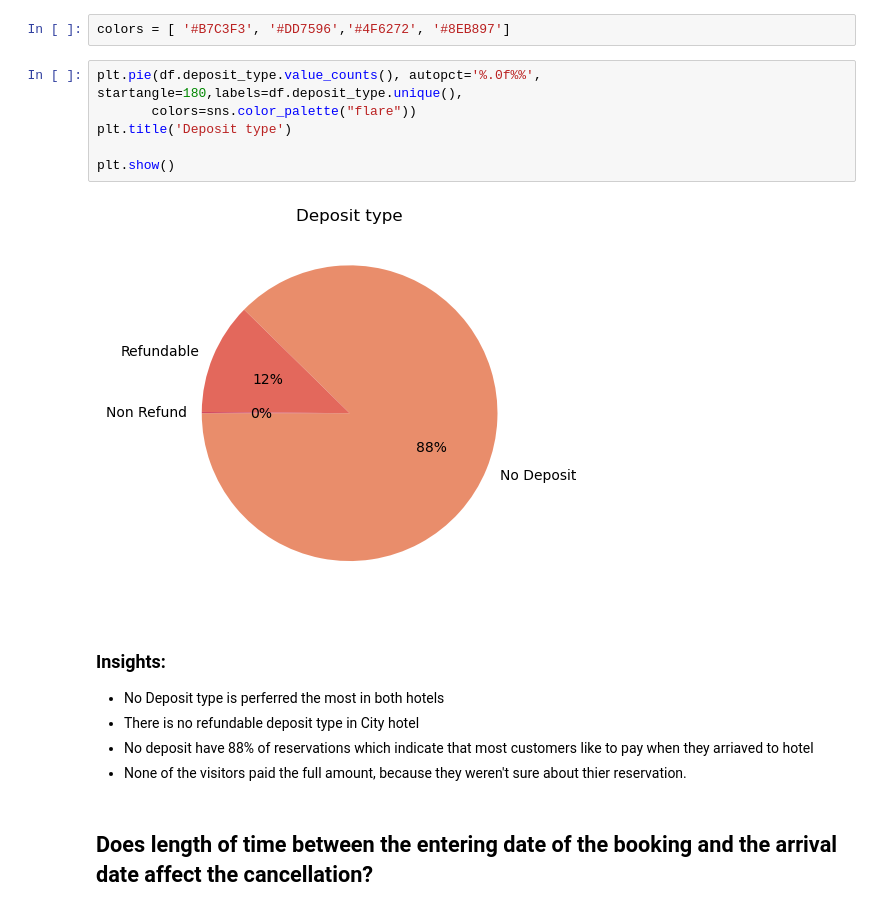
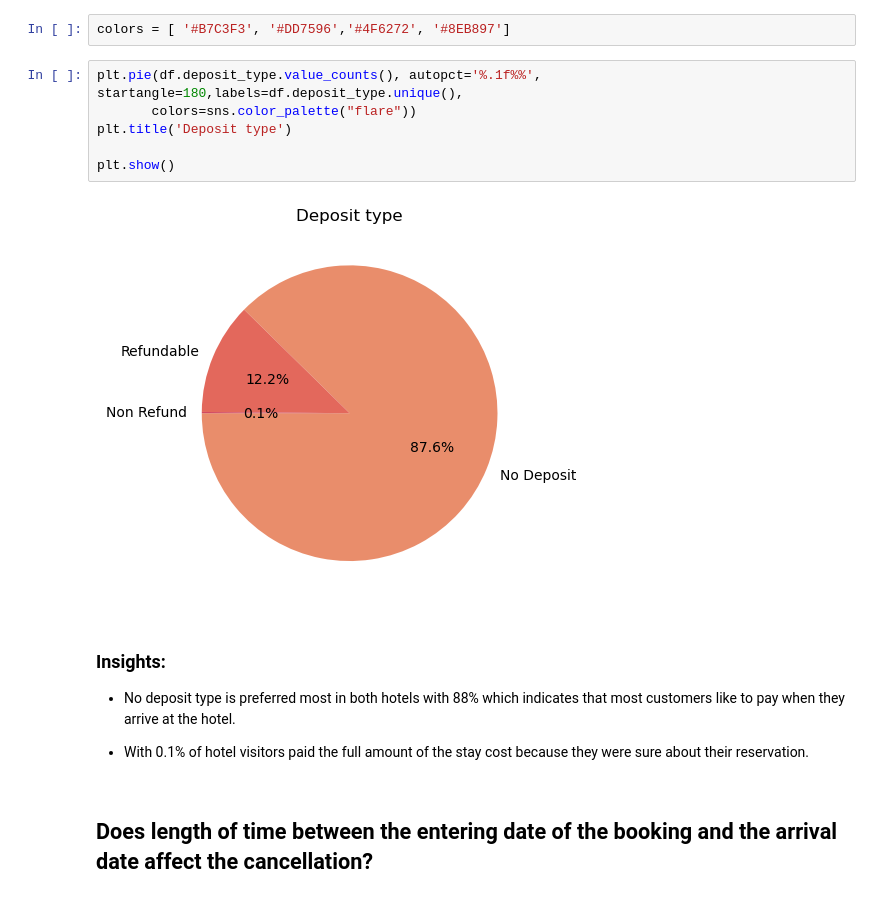
Before and after one commit to Tuwaiq-Data-Science-Bootcamp-V2/CV_Lab, a Jupyter notebook: CV_Assignment.ipynb, the cells around one changed output. Cells and saved outputs as stored; diff of their text form.

```diff
--- a/CV_Assignment.ipynb
+++ b/CV_Assignment.ipynb
@@ -107,19 +107,18 @@ df.describe(include='object')
 # %%
 colors = [ '#B7C3F3', '#DD7596','#4F6272', '#8EB897']
 # %%
-plt.pie(df.deposit_type.value_counts(), autopct='%.0f%%',  startangle=180,labels=df.deposit_type.unique(),
+plt.pie(df.deposit_type.value_counts(), autopct='%.1f%%',  startangle=180,labels=df.deposit_type.unique(),
        colors=sns.color_palette("flare"))
 plt.title('Deposit type')
 
 plt.show()
 # %% [output]
-[figure, old version]
+[figure, new version]
 # %% [markdown]
 ### Insights:
-- No Deposit type is perferred the most in both hotels
-- There is no refundable deposit type in City hotel
-- No deposit have 88% of reservations which indicate that most customers like to pay when they arriaved to hotel
-- None of the visitors paid the full amount, because they weren't sure about thier reservation.
+- No deposit type is preferred most in both hotels with 88%  which indicates that most customers like to pay when they arrive at the hotel.
+
+- With 0.1% of hotel visitors paid the full amount of the stay cost because they were sure about their reservation.
 # %% [markdown]
 ## Does length of time between the entering date of the booking and the arrival date affect the cancellation?
 # %%
```
Also changed, not shown: parts of 7 cells of this notebook.
